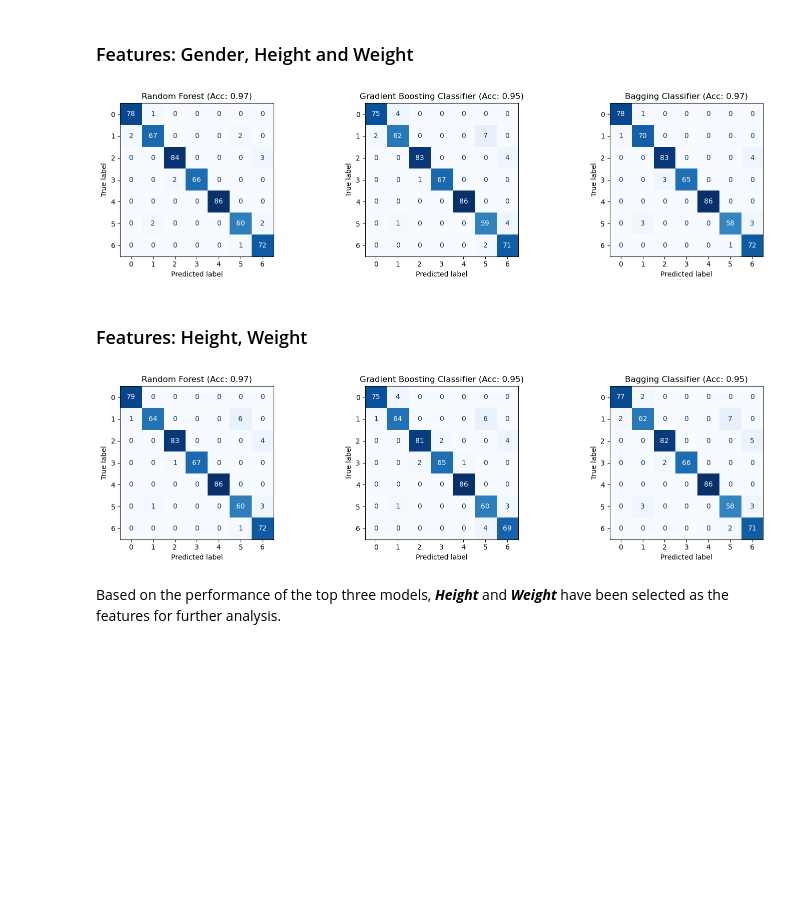
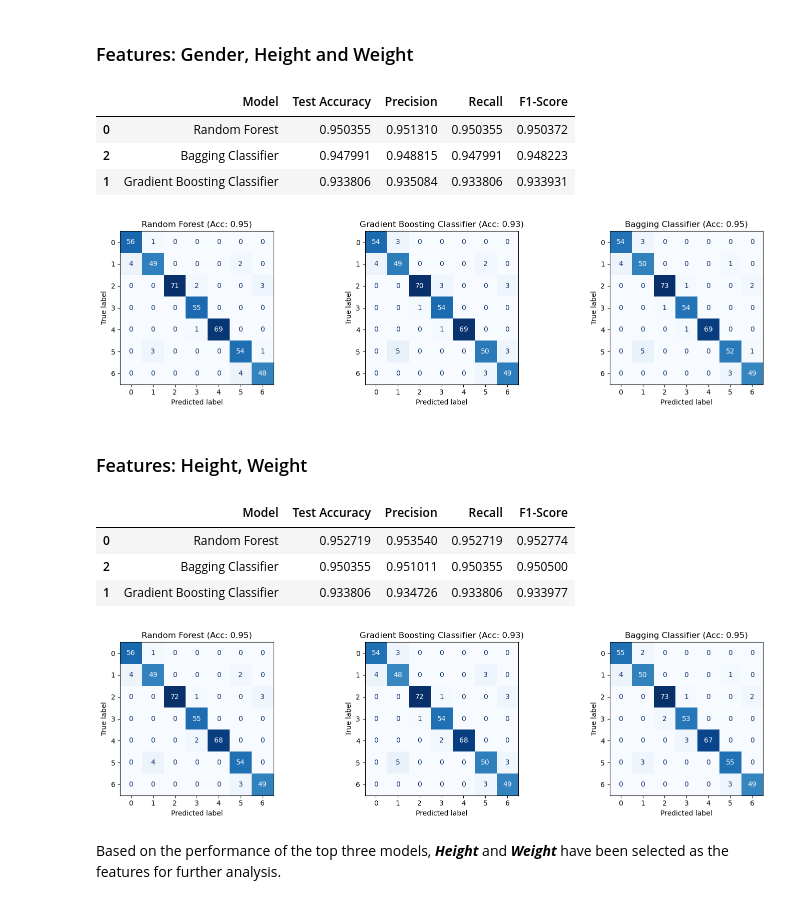
Before and after one commit to isralennon/MSAAI501, a Jupyter notebook: FinalProject/Obesity_Risk_Prediction_Model.ipynb, the cells around one changed output. Drawn from its saved outputs; the diff is of its cells as text; code cells hidden in the pictures; blank space fills up the shorter version.

```diff
--- a/FinalProject/Obesity_Risk_Prediction_Model.ipynb
+++ b/FinalProject/Obesity_Risk_Prediction_Model.ipynb
@@ -204,20 +204,26 @@ Split the data into training and testing sets.
 # %%
-RANDOM_SEED = 123 # Define our random seed
+RANDOM_SEED = 42 # Define our random seed
 
 X = data.drop('NObeyesdad', axis=1)
 y = data['NObeyesdad']
 
-# Splits the data into training/test sets
-X_train, X_test, y_train, y_test = train_test_split(X,                          # Features variables
-                                                    y,                          # Target variable
-                                                    test_size=0.25,             # 25% of the data for test
-                                                    random_state=RANDOM_SEED)   # Set random seed
+# Split into train (60%), validation (20%), and test (20%) sets
+X_train, X_temp, y_train, y_temp = train_test_split(X,                        # Features variables
+                                                    y,                        # Target variable
+                                                    test_size=0.4,            # 40% of the data (20% for test, 20% for validation)
+                                                    random_state=RANDOM_SEED) # Set random seed
+
+X_val, X_test, y_val, y_test = train_test_split(X_temp,
+                                                y_temp,
+                                                test_size=0.5,                # Split test/validation sets.
+                                                random_state=RANDOM_SEED)
 # %%
-# Standardize training/test data
+# Standardize training/validation/test data
 # Standarizing data after splitting to avoid information leakage
 scaler = StandardScaler()
 X_train_scale = pd.DataFrame(scaler.fit_transform(X_train), columns=X_train.columns, index=X_train.index)
 X_test_scale = pd.DataFrame(scaler.transform(X_test), columns=X_test.columns, index=X_test.index)
+X_val_scale = pd.DataFrame(scaler.fit_transform(X_val), columns=X_val.columns, index=X_val.index)
 # %% [markdown]
 ## 6. Model Training
 Train multiple models and compare performance.
@@ -375,36 +408,57 @@ plt.show()
 # %%
 # Grid for confusion matrices
 fig, axes = plt.subplots(rows, cols, figsize=(15, rows * 4)) # size considering number of rows
 axes = axes.flatten()  # Flatten axes array for easy iteration
 
 selected_columns = ['Gender','Height','Weight']
 X_train_scale_select = X_train_scale[selected_columns]
 X_test_scale_select = X_test_scale[selected_columns]
 
+test2_models_accuracy = []
+
+i=0
 for i, (model_name, model) in enumerate(models.items()):
     # Train the model
     model.fit(X_train_scale_select, y_train)
-    # Predict on the test set
-    y_pred = model.predict(X_test_scale_select)
-    # Calculate accuracy
-    accuracy = accuracy_score(y_test, y_pred)
+
+    # Test Predictions
+    y_pred = model.predict(X_test_scale_select) # Predict on the test set
+    accuracy = accuracy_score(y_test, y_pred)   # Calculate accuracy
+    precision = precision_score(y_test, y_pred, average='weighted', zero_division=0)
+    recall = recall_score(y_test, y_pred, average='weighted')
+    f1 = f1_score(y_test, y_pred, average='weighted')
+
+    # Store metrics
+    test2_models_accuracy.append([model_name, accuracy, precision, recall, f1])
 
     # Get confusion matrix
     cm = confusion_matrix(y_test, y_pred)
     disp = ConfusionMatrixDisplay(confusion_matrix=cm, display_labels=model.classes_)
 
     # Plot confusion matrix in the grid
     disp.plot(cmap='Blues', ax=axes[i], colorbar=False)
     axes[i].set_title(f'{model_name} (Acc: {accuracy:.2f})')
 
+# Create a DataFrame from the array
+test2_eval_models = pd.DataFrame(test2_models_accuracy, columns=[
+    'Model', 'Test Accuracy', 'Precision', 'Recall', 'F1-Score'
+])
+test2_eval_models = test2_eval_models.sort_values(by='Test Accuracy', ascending=False)  # Sort by Validation Accuracy
+
+display(test2_eval_models)
+
 # Remove any empty subplots
 for j in range(i + 1, len(axes)):
     fig.delaxes(axes[j])
 
 plt.tight_layout()
 plt.show()
 # %% [output]
+|  | Model | Test Accuracy | Precision | Recall | F1-Score |
+| 0 | Random Forest | 0.950355 | 0.951310 | 0.950355 | 0.950372 |
+| 2 | Bagging Classifier | 0.947991 | 0.948815 | 0.947991 | 0.948223 |
+| 1 | Gradient Boosting Classifier | 0.933806 | 0.935084 | 0.933806 | 0.933931 |
-[figure, old version]
+[figure, new version]
 # %% [markdown]
 ### Features: Height, Weight
 # %%
@@ -416,13 +470,22 @@ selected_columns = ['Height','Weight']
 X_train_scale_select = X_train_scale[selected_columns]
 X_test_scale_select = X_test_scale[selected_columns]
 
+test3_models_accuracy = []
+
+i=0
 for i, (model_name, model) in enumerate(models.items()):
     # Train the model
     model.fit(X_train_scale_select, y_train)
-    # Predict on the test set
-    y_pred = model.predict(X_test_scale_select)
-    # Calculate accuracy
-    accuracy = accuracy_score(y_test, y_pred)
+
+    # Test Predictions
+    y_pred = model.predict(X_test_scale_select) # Predict on the test set
+    accuracy = accuracy_score(y_test, y_pred)   # Calculate accuracy
+    precision = precision_score(y_test, y_pred, average='weighted', zero_division=0)
+    recall = recall_score(y_test, y_pred, average='weighted')
+    f1 = f1_score(y_test, y_pred, average='weighted')
+
+    # Store metrics
+    test3_models_accuracy.append([model_name, accuracy, precision, recall, f1])
 
     # Get confusion matrix
     cm = confusion_matrix(y_test, y_pred)
@@ -432,6 +495,14 @@ for i, (model_name, model) in enumerate(models.items()):
     disp.plot(cmap='Blues', ax=axes[i], colorbar=False)
     axes[i].set_title(f'{model_name} (Acc: {accuracy:.2f})')
 
+# Create a DataFrame from the array
+test3_eval_models = pd.DataFrame(test3_models_accuracy, columns=[
+    'Model', 'Test Accuracy', 'Precision', 'Recall', 'F1-Score'
+])
+test3_eval_models = test3_eval_models.sort_values(by='Test Accuracy', ascending=False)  # Sort by Validation Accuracy
+
+display(test3_eval_models)
+
 # Remove any empty subplots
 for j in range(i + 1, len(axes)):
     fig.delaxes(axes[j])
@@ -439,6 +510,10 @@ for j in range(i + 1, len(axes)):
 plt.tight_layout()
 plt.show()
 # %% [output]
+|  | Model | Test Accuracy | Precision | Recall | F1-Score |
+| 0 | Random Forest | 0.952719 | 0.953540 | 0.952719 | 0.952774 |
+| 2 | Bagging Classifier | 0.950355 | 0.951011 | 0.950355 | 0.950500 |
+| 1 | Gradient Boosting Classifier | 0.933806 | 0.934726 | 0.933806 | 0.933977 |
 [figure]
 # %% [markdown]
 Based on the performance of the top three models, ***Height*** and ***Weight*** have been selected as the features for further analysis.
```
Also changed, not shown: parts of 6 cells of this notebook.
